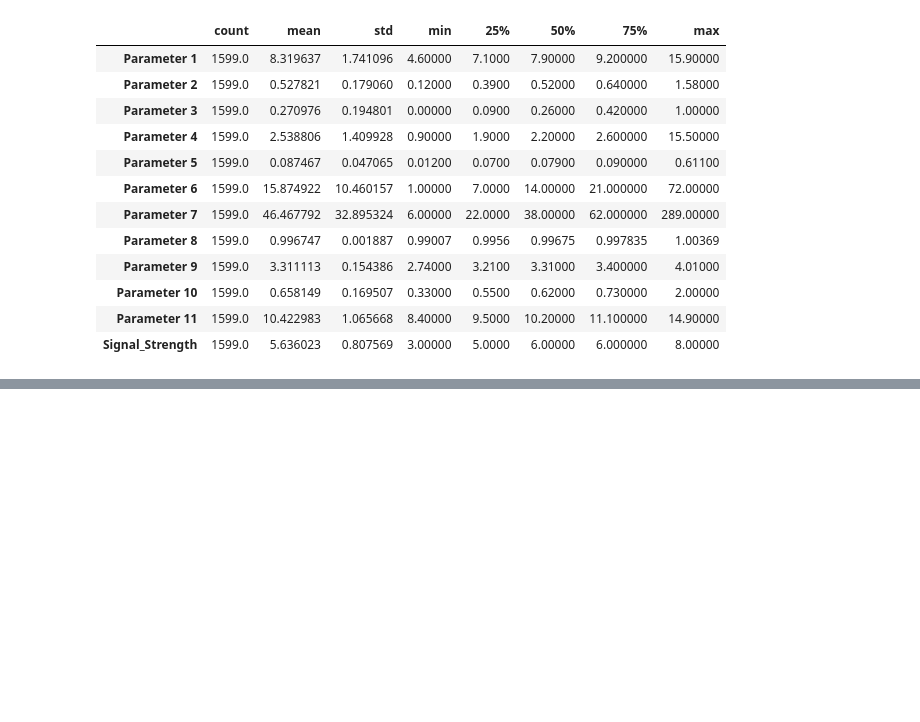
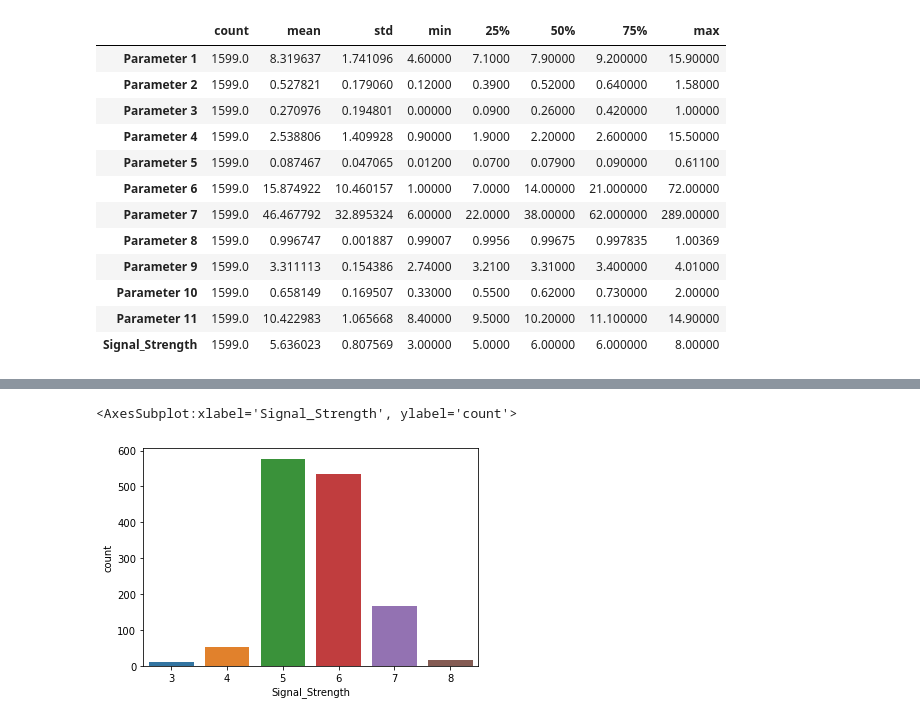
Before and after one commit to deeptiSingh006/AIML-NeuralNetwork, a Jupyter notebook: NeuralNetwork_Project_DeeptiSingh .ipynb, the cells around one changed output, grey strips where cells are left out. Drawn from its saved outputs; the diff is of its cells as text; code cells hidden in the pictures; blank space fills up the shorter version.

```diff
--- a/NeuralNetwork_Project_DeeptiSingh .ipynb
+++ b/NeuralNetwork_Project_DeeptiSingh .ipynb
@@ -90,0 +115,3 @@ nn_signal.describe().T
+# %%
+# Drop duplicate rows
+nn_signal.drop_duplicates(keep='first',inplace=True)
@@ -90,0 +134,6 @@ nn_signal.describe().T
+# %%
+#Part A - Q1 D - Visualise distribution of the target variable.
+sns.countplot(nn_signal['Signal_Strength'])
+# %% [output]
+<AxesSubplot:xlabel='Signal_Strength', ylabel='count'>
+[figure, added]
```
Also changed, not shown: parts of 23 cells of this notebook.
